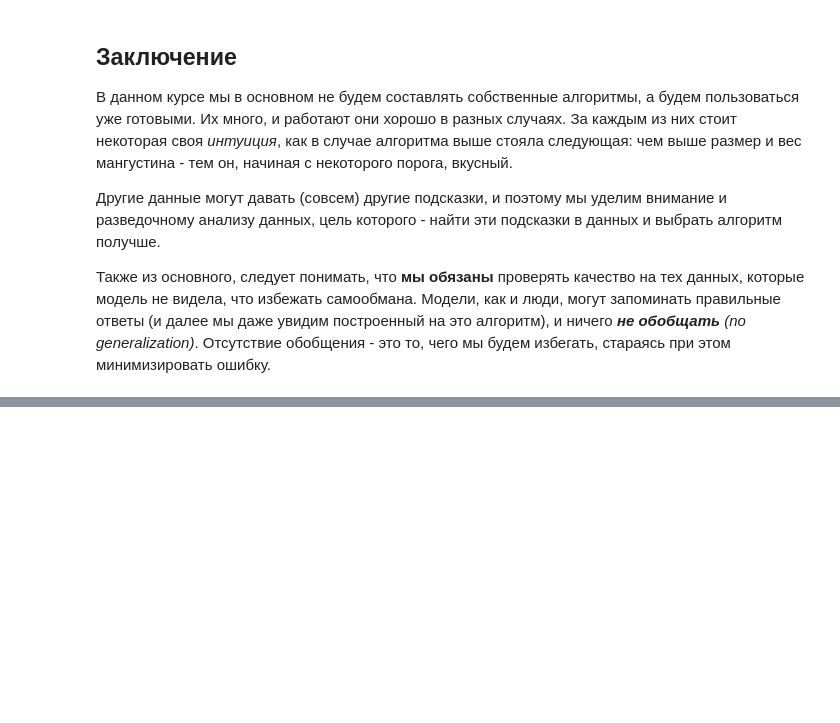
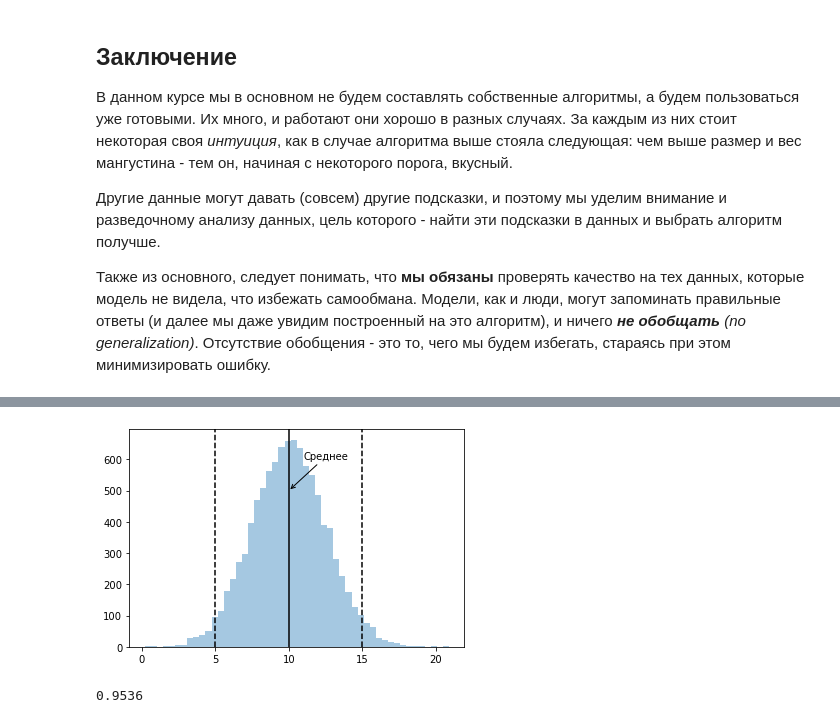
Before and after one commit to timeseries-ru/course, a Jupyter notebook: day_1.ipynb, the cells around one changed output, grey strips where cells are left out. Cells and saved outputs as stored; diff of their text form; code cells hidden in the pictures; blank space fills up the shorter version.

```diff
--- a/day_1.ipynb
+++ b/day_1.ipynb
@@ -217,0 +257,28 @@ sns.scatterplot(x="weight", y="radius", hue="prediction", style="is_test", data=
+# %%
+import matplotlib.pyplot as plt
+X = [] # массив, где будут наши случайные величины
+
+for index in range(10000): # цикл от 0 до 9999
+    X.append(np.random.normal(
+        10, # среднее
+        2.5 # это половина ширины диапазона
+    ))
+
+# и отобразим количество попаданий точки это величины
+sns.distplot(
+    X,
+    kde=False # не делать оценку функции распределения
+);
+
+plt.axvline(10, 0, 1, ls='-', c='black');
+plt.axvline(5, 0, 1, ls='--', c='black');
+plt.axvline(15, 0, 1, ls='--', c='black');
+
+plt.annotate("Среднее", (10, 500), (11, 600), arrowprops={"arrowstyle": '->'});
+# %% [output]
+[figure, added]
+# %%
+# Подсчитаем процент попавших в диапазон от +5 до +15 точек
+sum([1 if x >= 5 and x <= 15 else 0 for x in X]) / len(X)
+# %% [output]
+0.9536
```
Also changed, not shown: parts of 20 cells of this notebook.
